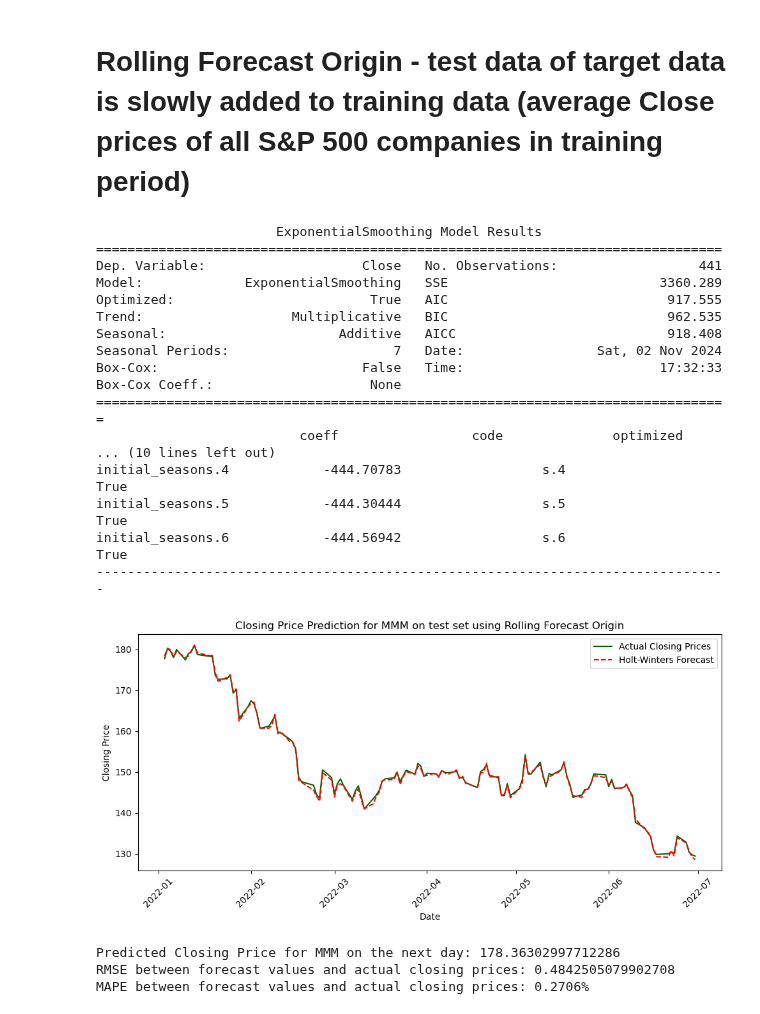
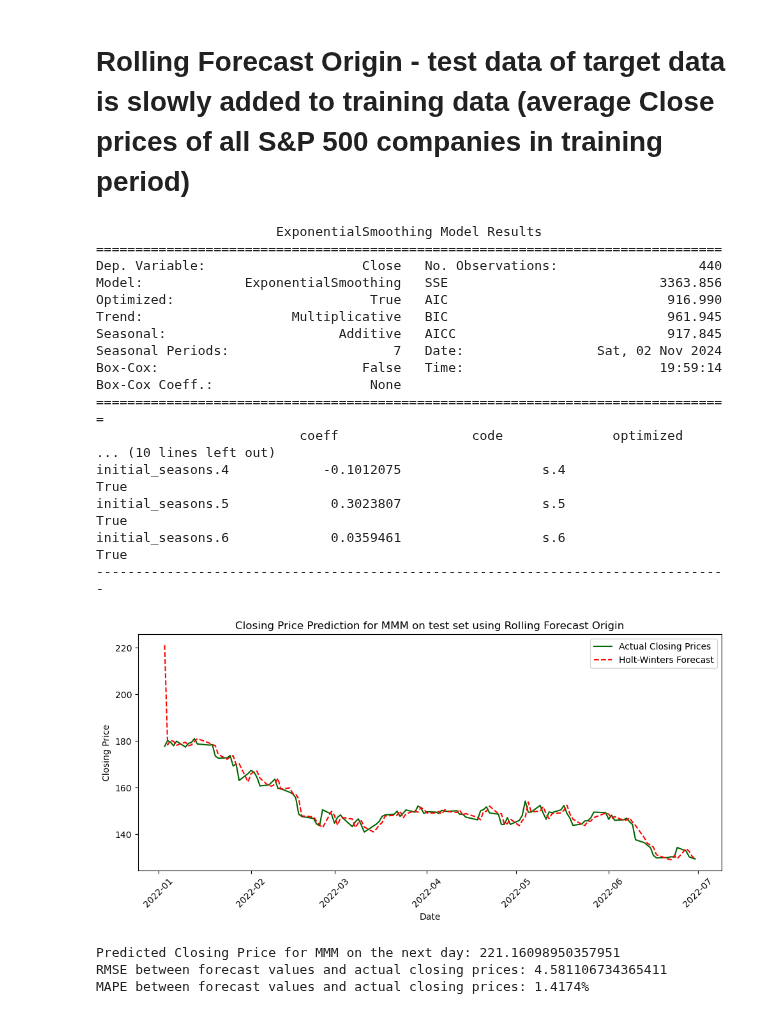
Before and after one commit to yothisisash/IT1244-Stock-Market, a Jupyter notebook: holt_winters_all_and_some_companies_v2.ipynb, the cells around one changed output. Drawn from its saved outputs; the diff is of its cells as text; code cells hidden in the pictures.

```diff
--- a/holt_winters_all_and_some_companies_v2.ipynb
+++ b/holt_winters_all_and_some_companies_v2.ipynb
@@ -320,10 +320,10 @@ test_company_data.set_index('Date', inplace=True)
 forecasts = []
 actual_values = []
 
-# Start rolling forecast from the first day of the test set
+# Start rolling forecast from the last day of training set
 for i in range(len(test_company_data)):
     # Combine the training data with the current test data point
-    combined_data = pd.concat([avg_train_n_days, test_company_data['Close'][:i + 1]])
+    combined_data = pd.concat([avg_train_n_days, test_company_data['Close'][:i-1 + 1]])
 
     # Fit the Holt-Winters model
     model = ExponentialSmoothing(combined_data, trend=lowest_trend, seasonal=lowest_seasonal, seasonal_periods=7)
@@ -670,10 +670,10 @@ test_company_data.set_index('Date', inplace=True)
 forecasts = []
 actual_values = []
 
-# Start rolling forecast from the first day of the test set
+# Start rolling forecast from the last day of training set
 for i in range(len(test_company_data)):
     # Combine the training data with the current test data point
-    combined_data = pd.concat([avg_train_n_days_all, test_company_data['Close'][:i + 1]])
+    combined_data = pd.concat([avg_train_n_days_all, test_company_data['Close'][:i-1 + 1]])
 
     # Fit the Holt-Winters model
     model = ExponentialSmoothing(combined_data, trend=lowest_trend, seasonal=lowest_seasonal, seasonal_periods=7)
@@ -692,43 +692,43 @@ forecast_series = pd.Series(forecasts, index=forecast_index)
 
 # Calculate RMSE and MAPE
 test_rmse = root_mean_squared_error(actual_values, forecasts)
 test_mape = np.mean(np.abs((np.array(actual_values) - np.array(forecasts)) / np.array(actual_values))) * 100
 
 # Visualization
 plt.figure(figsize=(10, 5))
 plt.plot(test_company_data.index, test_company_data['Close'], label='Actual Closing Prices', color='darkgreen')
 plt.plot(forecast_series.index, forecast_series, label='Holt-Winters Forecast', color='red', linestyle='--')
 plt.title(f'Closing Price Prediction for {test_company} on test set using Rolling Forecast Origin')
 plt.xlabel('Date')
 plt.ylabel('Closing Price')
 plt.legend()
 plt.xticks(rotation=45)
 plt.tight_layout()
 plt.show()
 
 # Output the predicted closing price and print its performance metrics
 print(f'Predicted Closing Price for {test_company} on the next day: {forecast_series.iloc[0]}')
 print(f"RMSE between forecast values and actual closing prices: {test_rmse}")
 print(f'MAPE between forecast values and actual closing prices: {test_mape:.4f}%')
 # %% [output]
                        ExponentialSmoothing Model Results
 ================================================================================
-Dep. Variable:                    Close   No. Observations:                  441
-Model:             ExponentialSmoothing   SSE                           3360.289
-Optimized:                         True   AIC                            917.555
-Trend:                   Multiplicative   BIC                            962.535
-Seasonal:                      Additive   AICC                           918.408
+Dep. Variable:                    Close   No. Observations:                  440
+Model:             ExponentialSmoothing   SSE                           3363.856
+Optimized:                         True   AIC                            916.990
+Trend:                   Multiplicative   BIC                            961.945
+Seasonal:                      Additive   AICC                           917.845
 Seasonal Periods:                     7   Date:                 Sat, 02 Nov 2024
-Box-Cox:                          False   Time:                         17:32:33
+Box-Cox:                          False   Time:                         19:59:14
 Box-Cox Coeff.:                    None
 =================================================================================
                           coeff                 code              optimized
 ... (10 lines left out)
-initial_seasons.4            -444.70783                  s.4                 True
-initial_seasons.5            -444.30444                  s.5                 True
-initial_seasons.6            -444.56942                  s.6                 True
+initial_seasons.4            -0.1012075                  s.4                 True
+initial_seasons.5             0.3023807                  s.5                 True
+initial_seasons.6             0.0359461                  s.6                 True
 ---------------------------------------------------------------------------------
-[figure, old version]
+[figure, new version]
-Predicted Closing Price for MMM on the next day: 178.36302997712286
-RMSE between forecast values and actual closing prices: 0.4842505079902708
-MAPE between forecast values and actual closing prices: 0.2706%
+Predicted Closing Price for MMM on the next day: 221.16098950357951
+RMSE between forecast values and actual closing prices: 4.581106734365411
+MAPE between forecast values and actual closing prices: 1.4174%
```
Also changed, not shown: parts of 6 cells of this notebook, 1 other file.
